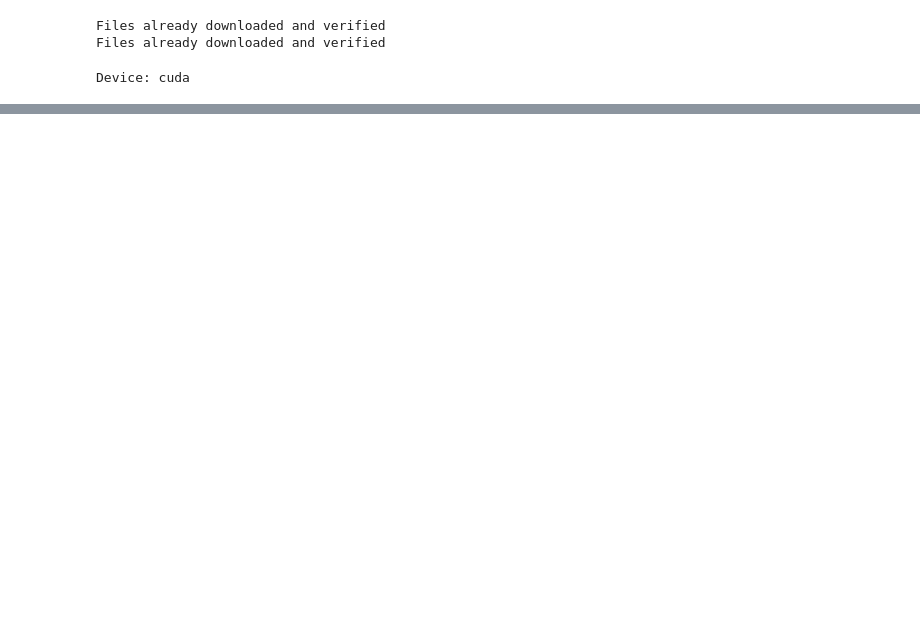
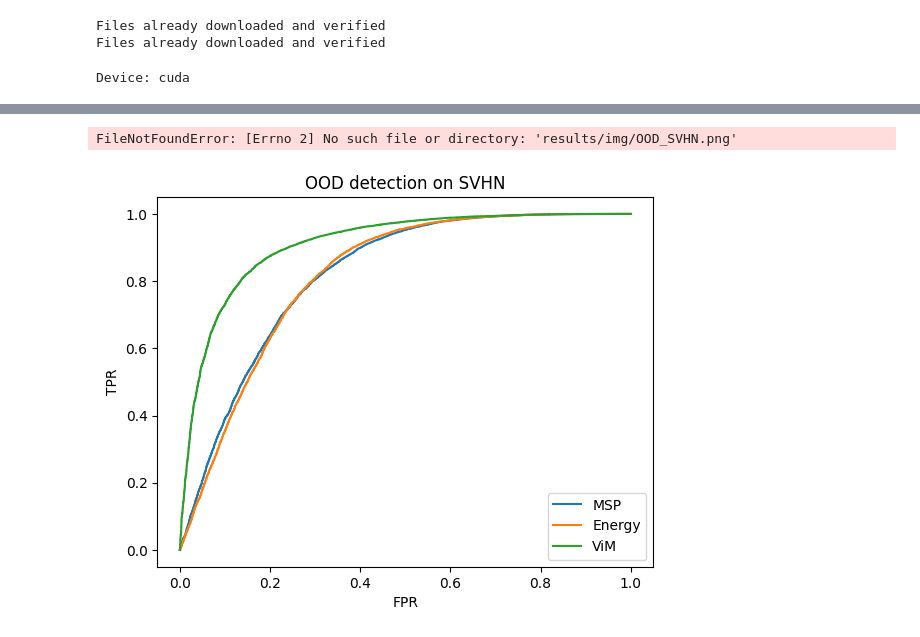
Before and after one commit to Myskdias/tp3, a Jupyter notebook: tp3.ipynb, the cells around one changed output, grey strips where cells are left out. Saved outputs shown, nothing was run; the diff lists cells and outputs as text; code cells hidden in the pictures; blank space fills up the shorter version.

```diff
--- a/tp3.ipynb
+++ b/tp3.ipynb
@@ -183,0 +389,5 @@ Epoch 025 | Train Acc: 70.63% | Test Acc: 57.63%
+# %%
+def score_vim(logits, features, U_orth, alpha=1.0):
+    energy = score_energy(logits)
+    proj = np.linalg.norm(features.numpy() @ U_orth, axis=1)
+    return energy + alpha * proj
@@ -183,0 +436,17 @@ Epoch 025 | Train Acc: 70.63% | Test Acc: 57.63%
+# %%
+ood_logits = collect_logits(model, ood_svhn_loader)
+ood_feats  = collect_features(model, ood_svhn_loader)
+
+results_svhn = {
+    "MSP": eval_ood(score_msp(id_logits), score_msp(ood_logits)),
+    "MaxLogit": eval_ood(score_maxlogit(id_logits), score_maxlogit(ood_logits)),
+    "Energy": eval_ood(score_energy(id_logits), score_energy(ood_logits)),
+    "Mahalanobis": eval_ood(
+        score_mahalanobis(id_feats, mus, inv_cov),
+        score_mahalanobis(ood_feats, mus, inv_cov)
+    ),
+    "ViM": eval_ood(
+        score_vim(id_logits, id_feats, U_orth),
+        score_vim(ood_logits, ood_feats, U_orth)
+    )
+}
@@ -183,0 +477,25 @@ Epoch 025 | Train Acc: 70.63% | Test Acc: 57.63%
+# %%
+def plot_roc(id_scores, ood_scores, label):
+    y = np.concatenate([np.zeros_like(id_scores), np.ones_like(ood_scores)])
+    s = np.concatenate([id_scores, ood_scores])
+    fpr, tpr, _ = roc_curve(y, s)
+    plt.plot(fpr, tpr, label=label)
+
+plt.figure()
+plot_roc(score_msp(id_logits), score_msp(ood_logits), "MSP")
+plot_roc(score_energy(id_logits), score_energy(ood_logits), "Energy")
+plot_roc(
+    score_vim(id_logits, id_feats, U_orth),
+    score_vim(ood_logits, ood_feats, U_orth),
+    "ViM"
+)
+plt.xlabel("FPR")
+plt.ylabel("TPR")
+plt.legend()
+plt.title("OOD detection on SVHN")
+os.makedirs("results/img", exist_ok=True)
+plt.savefig("results/img/OOD_SVHN")
+plt.show()
+# %% [output]
+FileNotFoundError: [Errno 2] No such file or directory: 'results/img/OOD_SVHN.png'
+[figure, added]
```
Also changed, not shown: parts of 22 cells of this notebook, 3 other files.
